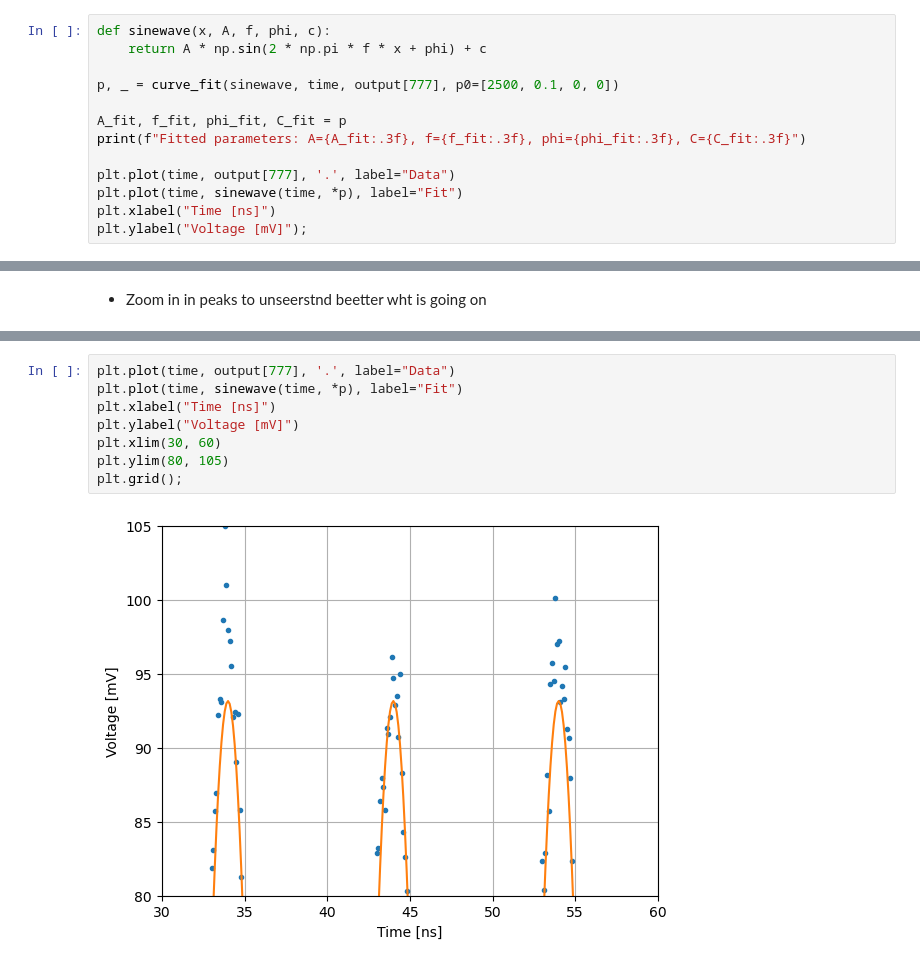
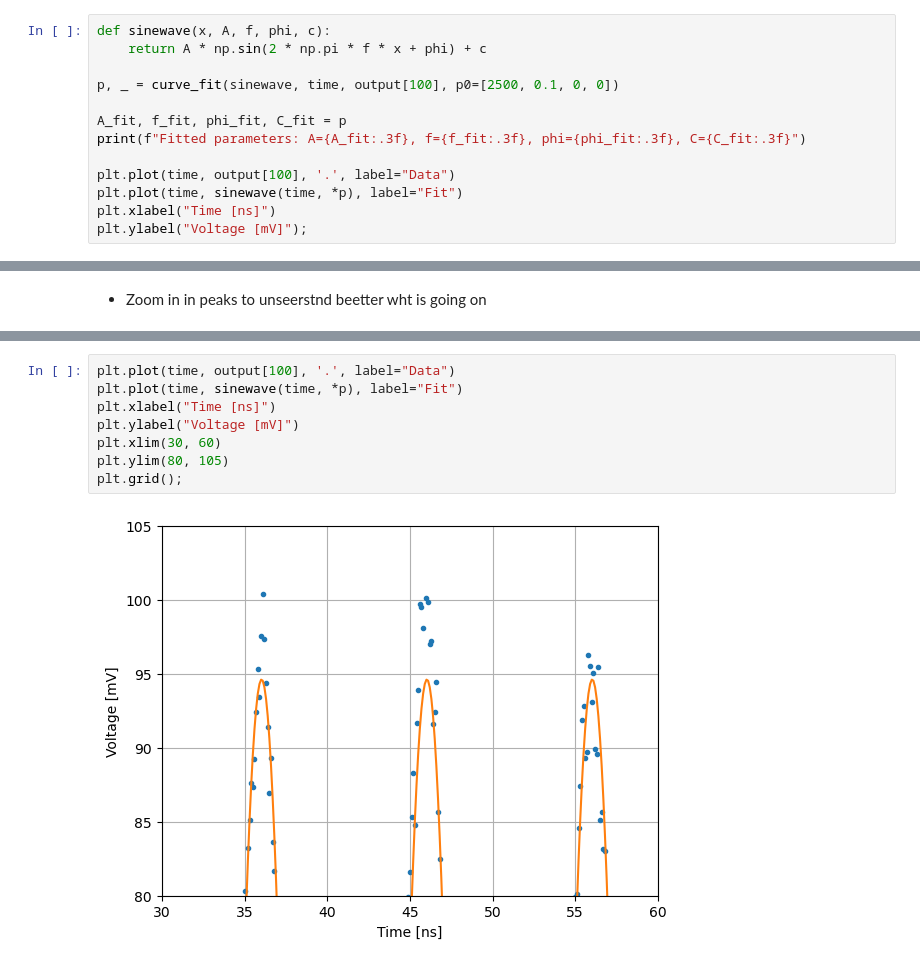
Before and after one commit to sigarnero/GasPM, a Jupyter notebook: NALU_calibration/Nalu_ADCcorrectd.ipynb, the cells around one changed output, grey strips where cells are left out. Drawn from its saved outputs; the diff is of its cells as text.

```diff
--- a/NALU_calibration/Nalu_ADCcorrectd.ipynb
+++ b/NALU_calibration/Nalu_ADCcorrectd.ipynb
@@ -242,12 +240,12 @@ plt.ylabel("Voltage [mV]");
 def sinewave(x, A, f, phi, c):
     return A * np.sin(2 * np.pi * f * x + phi) + c
 
-p, _ = curve_fit(sinewave, time, output[777], p0=[2500, 0.1, 0, 0])
+p, _ = curve_fit(sinewave, time, output[100], p0=[2500, 0.1, 0, 0])
 
 A_fit, f_fit, phi_fit, C_fit = p
 print(f"Fitted parameters: A={A_fit:.3f}, f={f_fit:.3f}, phi={phi_fit:.3f}, C={C_fit:.3f}")
 
-plt.plot(time, output[777], '.', label="Data")
+plt.plot(time, output[100], '.', label="Data")
 plt.plot(time, sinewave(time, *p), label="Fit")
 plt.xlabel("Time [ns]")
 plt.ylabel("Voltage [mV]");
@@ -282,10 +280,10 @@ plt.grid();
 # %%
-plt.plot(time, output[777], '.', label="Data")
+plt.plot(time, output[100], '.', label="Data")
 plt.plot(time, sinewave(time, *p), label="Fit")
 plt.xlabel("Time [ns]")
 plt.ylabel("Voltage [mV]")
 plt.xlim(30, 60)
 plt.ylim(80, 105)
 plt.grid();
 # %% [output]
-[figure, old version]
+[figure, new version]
```
Also changed, not shown: parts of 6 cells of this notebook, 2 other files.
